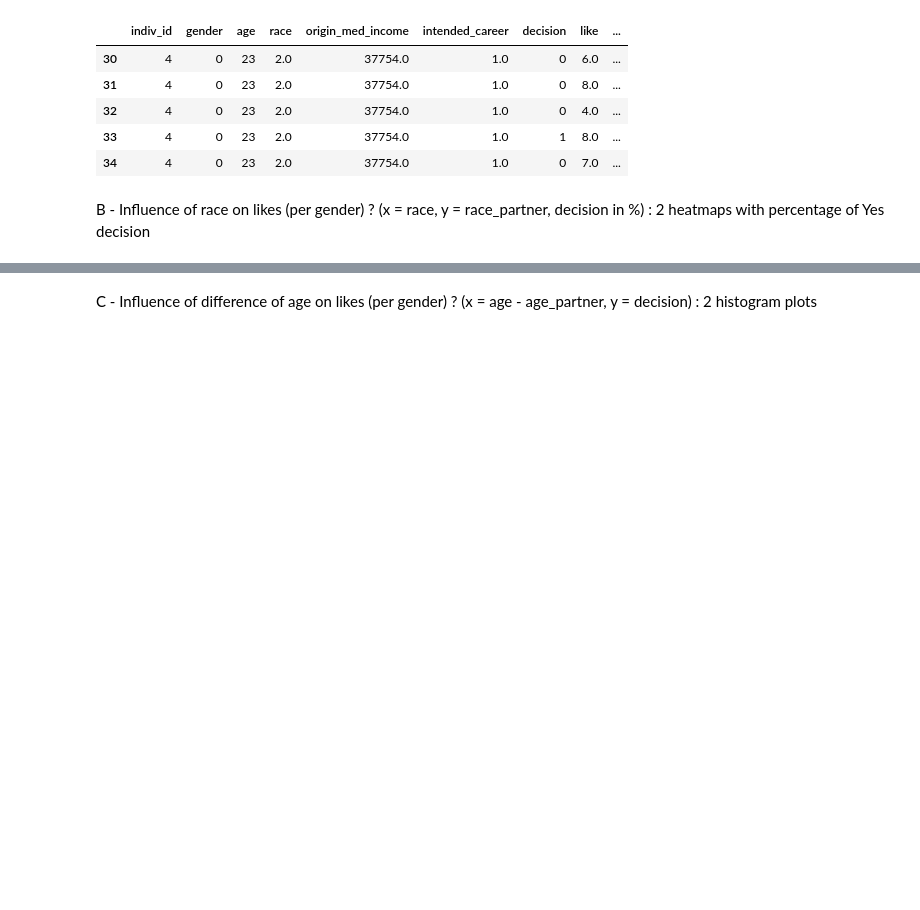
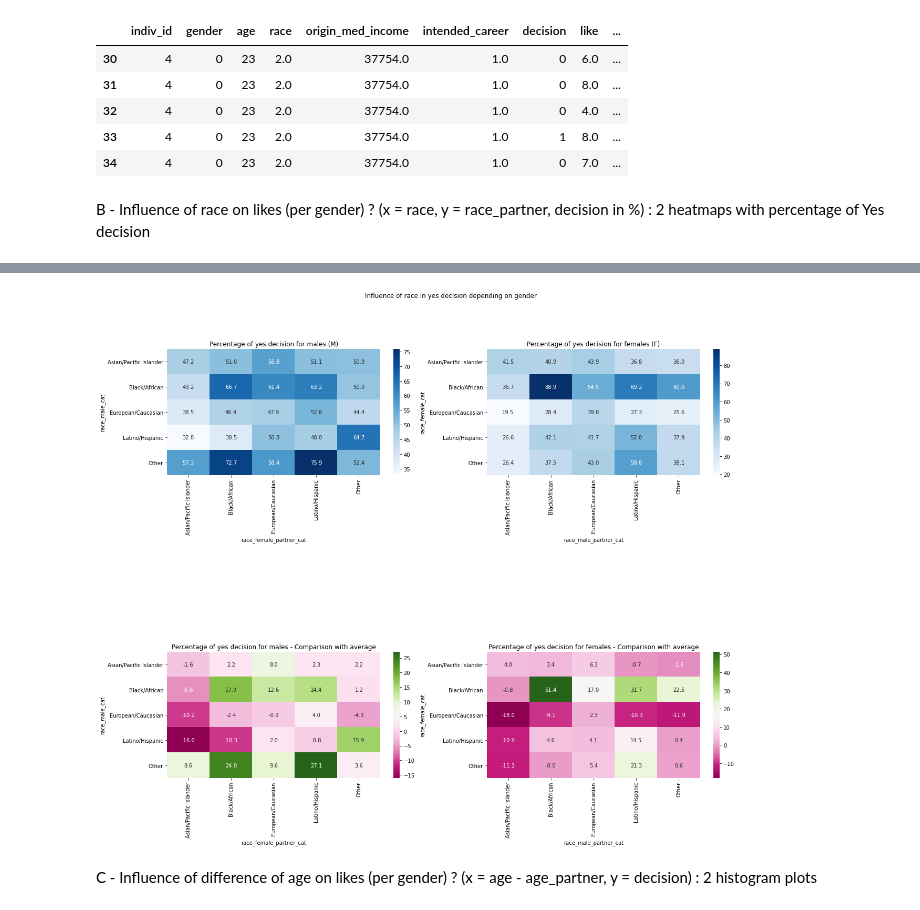
Before and after one commit to RemiArsac/Jedha_module2_speed_dating_project, a Jupyter notebook: 01-Project_speed_dating.ipynb, the cells around one changed output, grey strips where cells are left out. Cells and saved outputs as stored; diff of their text form; code cells hidden in the pictures; blank space fills up the shorter version.

```diff
--- a/01-Project_speed_dating.ipynb
+++ b/01-Project_speed_dating.ipynb
@@ -280,0 +288,3 @@ dff1
+# %%
+dffM2 = dffM1 - avg_male_yes_decision
+dffM2
@@ -280,0 +299,4 @@ dff1
+# %%
+dffF = dff.loc[dff['gender_cat']=='F',:]
+avg_female_yes_decision = round(dffF['decision'].sum()/dffF['decision_cat'].count()*100,2)
+print(f'Average yes decision percentage for women = {avg_female_yes_decision}%')
@@ -280,0 +305,10 @@ dff1
+# %%
+dffF1 = dffF.groupby(['race_cat', 'race_partner_cat']).agg({'decision':'sum', 'decision_cat':'count'})
+dffF1 = dffF1.rename(columns={'decision':'yes_decision', 'decision_cat':'total'})
+dffF1['yes_decision_%'] = np.round(dffF1['yes_decision'] / dffF1['total']*100,2)
+dffF1 = dffF1.drop(['yes_decision', 'total'], axis=1)
+dffF1 = dffF1['yes_decision_%']
+dffF1 = dffF1.unstack('race_partner_cat')
+dffF1.index.names = ['race_female_cat']
+dffF1.columns.names = ['race_male_partner_cat']
+display(dffF1)
@@ -280,0 +323,3 @@ dff1
+# %%
+dffF2 = dffF1 - avg_female_yes_decision
+dffF2
@@ -281,3 +334,21 @@ dff1
+# %%
+plt.figure(figsize=(20,15))
+plt.suptitle('Influence of race in yes decision depending on gender')
+plt.subplot(321)
+plt.title('Percentage of yes decision for males (M)')
+sns.heatmap(dffM1, annot=True, cmap="Blues", fmt='.1f');
+plt.subplot(322)
+plt.title('Percentage of yes decision for females (F)')
+sns.heatmap(dffF1, annot=True, cmap="Blues", fmt='.1f');
+plt.subplot(325)
+plt.title('Percentage of yes decision for males - Comparison with average')
+sns.heatmap(dffM2, annot=True, cmap="PiYG", fmt='.1f');
+plt.subplot(326)
+plt.title('Percentage of yes decision for females - Comparison with average')
+sns.heatmap(dffF2, annot=True, cmap="PiYG", fmt='.1f');
+plt.show();
+# %% [output]
+[figure, added]
 # %% [markdown]
 C - Influence of difference of age on likes (per gender) ? (x = age - age_partner, y = decision) : 2 histogram plots
 # %% [markdown]
```
Also changed, not shown: parts of 8 cells of this notebook.
